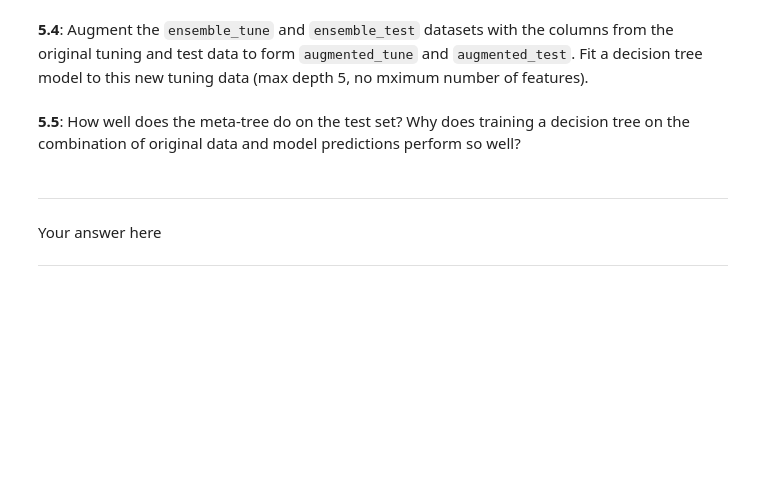
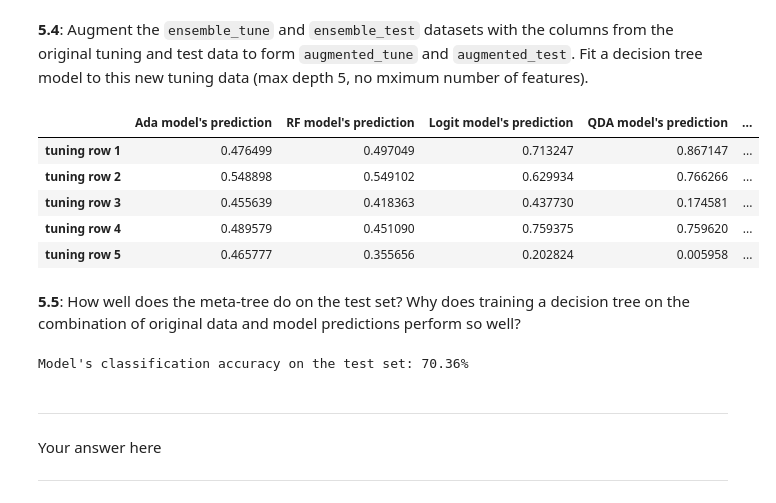
Before and after one commit to karanbhandarkar/CSCIS-109a-IntroductionToDataScience, a Jupyter notebook: Week 6/HW6/HW6.ipynb, the cells around one changed output. Cells and saved outputs as stored; diff of their text form; code cells hidden in the pictures; blank space fills up the shorter version.

```diff
--- a/Week 6/HW6/HW6.ipynb
+++ b/Week 6/HW6/HW6.ipynb
@@ -434,2 +490,21 @@ Your answer here
+# %%
+# your code here
+augmented_tune = pd.DataFrame(np.column_stack((ensemble_tune, X_tune)),
+                             index=ensemble_tune.index,
+                             columns=np.append(ensemble_tune.columns, X_tune.columns))
+augmented_test = pd.DataFrame(np.column_stack((ensemble_test, X_test)),
+                             index=ensemble_test.index,
+                             columns=np.append(ensemble_test.columns, X_test.columns))
+
+aug_model = DecisionTreeClassifier(max_depth=5).fit(augmented_tune, y_tune)
+# %%
+augmented_tune.head()
+# %% [output]
+|  | Ada model's prediction | RF model's prediction | Logit model's prediction | QDA model's prediction | ... |
+| tuning row 1 | 0.476499 | 0.497049 | 0.713247 | 0.867147 | ... |
+| tuning row 2 | 0.548898 | 0.549102 | 0.629934 | 0.766266 | ... |
+| tuning row 3 | 0.455639 | 0.418363 | 0.437730 | 0.174581 | ... |
+| tuning row 4 | 0.489579 | 0.451090 | 0.759375 | 0.759620 | ... |
+| tuning row 5 | 0.465777 | 0.355656 | 0.202824 | 0.005958 | ... |
 # %% [markdown]
 **5.5**: How well does the meta-tree do on the test set? Why does training a decision tree on the combination of original data and model predictions perform so well?
@@ -438,3 +511,9 @@ Your answer here
+# %%
+# your code here
+accuracy = aug_model.score(augmented_test, y_test)
+print('Model\'s classification accuracy on the test set: {0:2.4}%'.format(accuracy*100))
+# %% [output]
+Model's classification accuracy on the test set: 70.36%
 # %% [markdown]
 ----
 Your answer here
```
Also changed, not shown: parts of 30 cells of this notebook.
